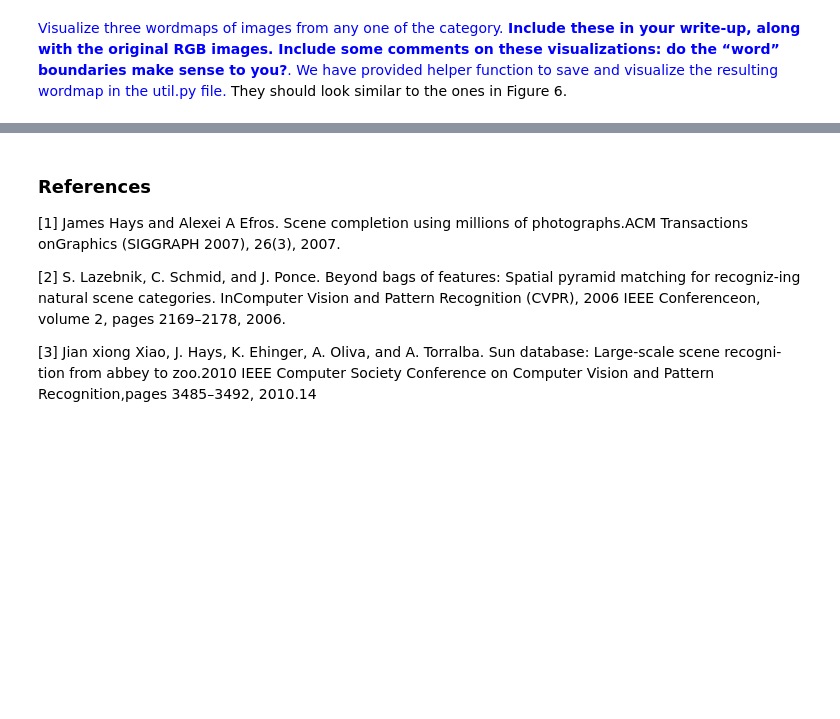
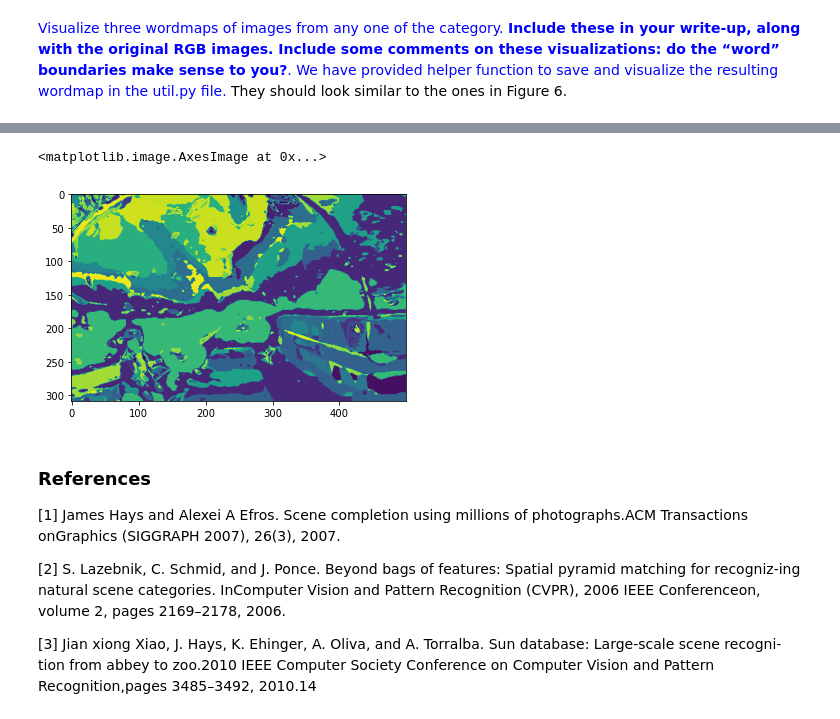
Before and after one commit to haleqiu/16720hw2, a Jupyter notebook: p1.ipynb, the cells around one changed output, grey strips where cells are left out. Drawn from its saved outputs; the diff is of its cells as text; code cells hidden in the pictures; blank space fills up the shorter version.

```diff
--- a/p1.ipynb
+++ b/p1.ipynb
@@ -489,3 +496,8 @@ vis = get_visual_words(image, dic)
+# %%
+plt.imshow(vis)
+# %% [output]
+<matplotlib.image.AxesImage at 0x...>
+[figure, added]
 # %% [markdown]
 ### References
 
```
Also changed, not shown: parts of 15 cells of this notebook.
